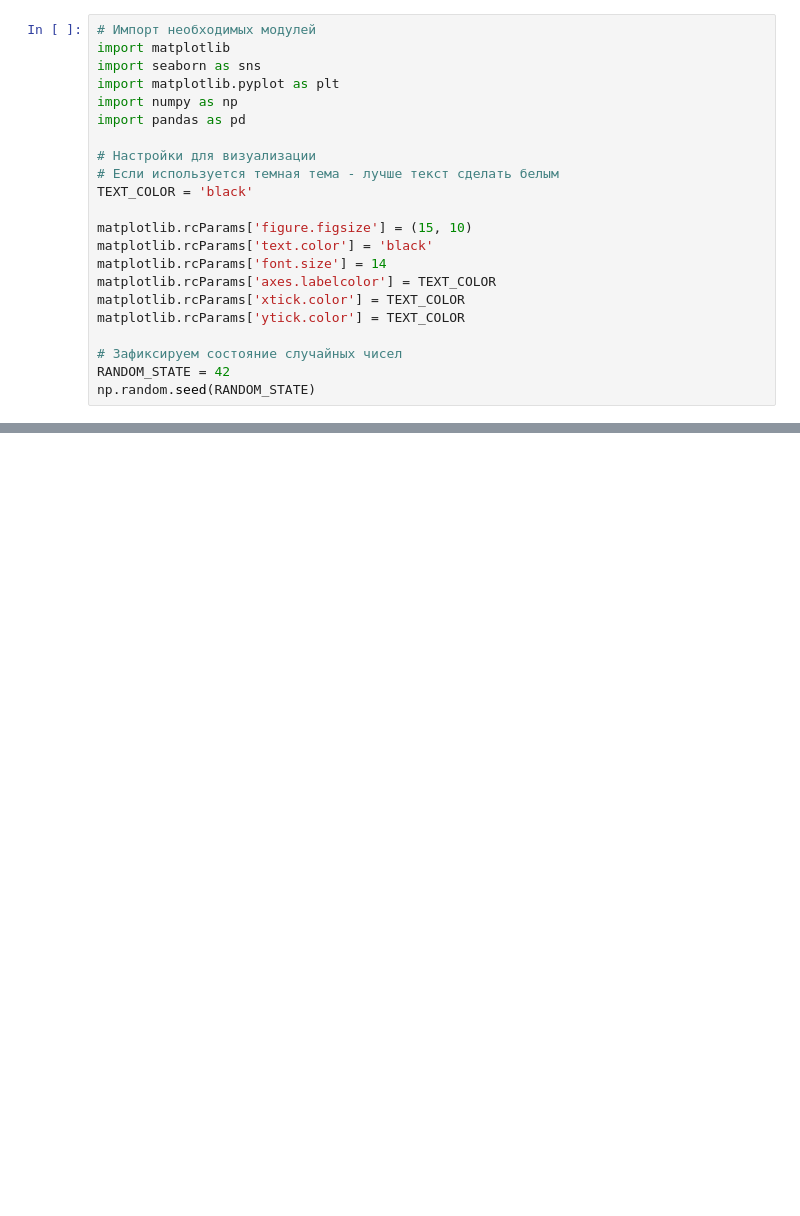
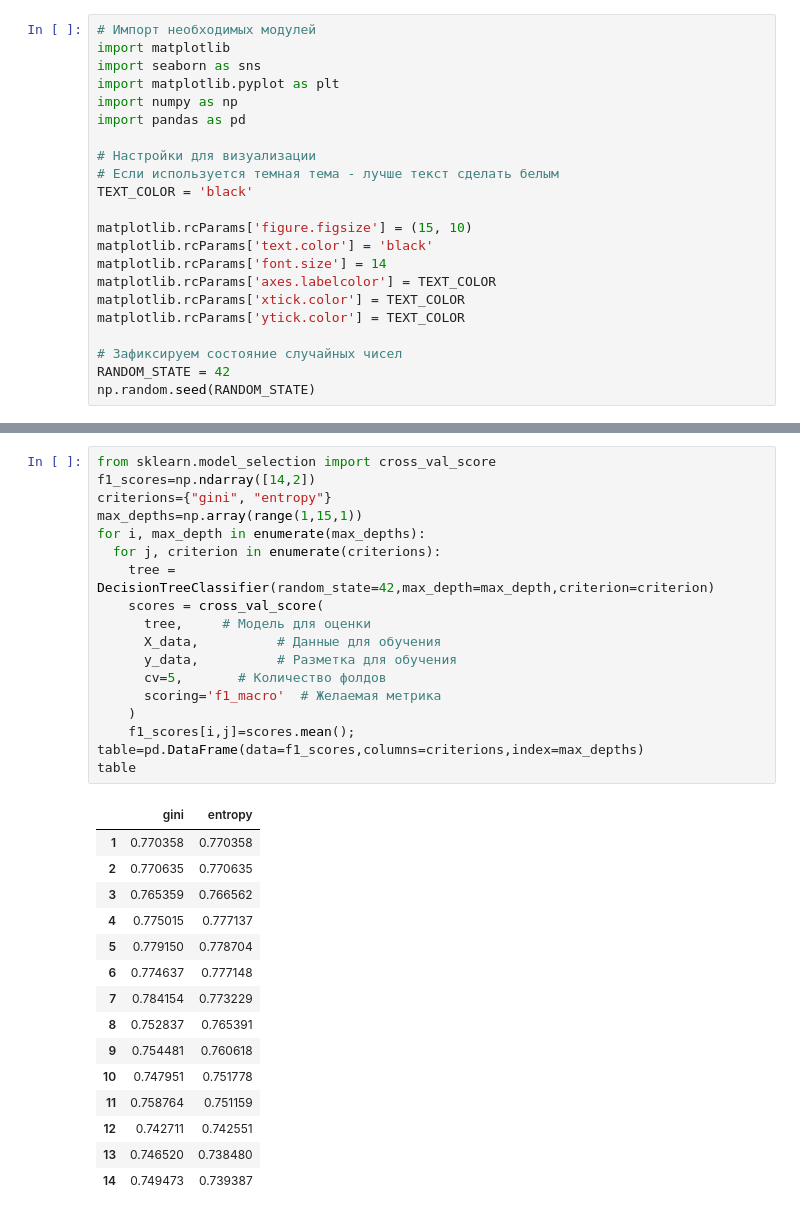
Before and after one commit to aligtr/ml, a Jupyter notebook: Lab3_RandomForest.ipynb, the cells around one changed output, grey strips where cells are left out. Saved outputs shown, nothing was run; the diff lists cells and outputs as text; blank space fills up the shorter version.

```diff
--- a/Lab3_RandomForest.ipynb
+++ b/Lab3_RandomForest.ipynb
@@ -892,0 +205,34 @@ print(grid_search.best_score_)
+# %%
+from sklearn.model_selection import cross_val_score
+f1_scores=np.ndarray([14,2])
+criterions={"gini", "entropy"}
+max_depths=np.array(range(1,15,1))
+for i, max_depth in enumerate(max_depths):
+  for j, criterion in enumerate(criterions):
+    tree = DecisionTreeClassifier(random_state=42,max_depth=max_depth,criterion=criterion)
+    scores = cross_val_score(
+      tree,     # Модель для оценки
+      X_data,          # Данные для обучения
+      y_data,          # Разметка для обучения
+      cv=5,       # Количество фолдов
+      scoring='f1_macro'  # Желаемая метрика
+    )
+    f1_scores[i,j]=scores.mean();
+table=pd.DataFrame(data=f1_scores,columns=criterions,index=max_depths)
+table
+# %% [output]
+|  | gini | entropy |
+| 1 | 0.770358 | 0.770358 |
+| 2 | 0.770635 | 0.770635 |
+| 3 | 0.765359 | 0.766562 |
+| 4 | 0.775015 | 0.777137 |
+| 5 | 0.779150 | 0.778704 |
+| 6 | 0.774637 | 0.777148 |
+| 7 | 0.784154 | 0.773229 |
+| 8 | 0.752837 | 0.765391 |
+| 9 | 0.754481 | 0.760618 |
+| 10 | 0.747951 | 0.751778 |
+| 11 | 0.758764 | 0.751159 |
+| 12 | 0.742711 | 0.742551 |
+| 13 | 0.746520 | 0.738480 |
+| 14 | 0.749473 | 0.739387 |
```
Also changed, not shown: parts of 118 cells of this notebook.
